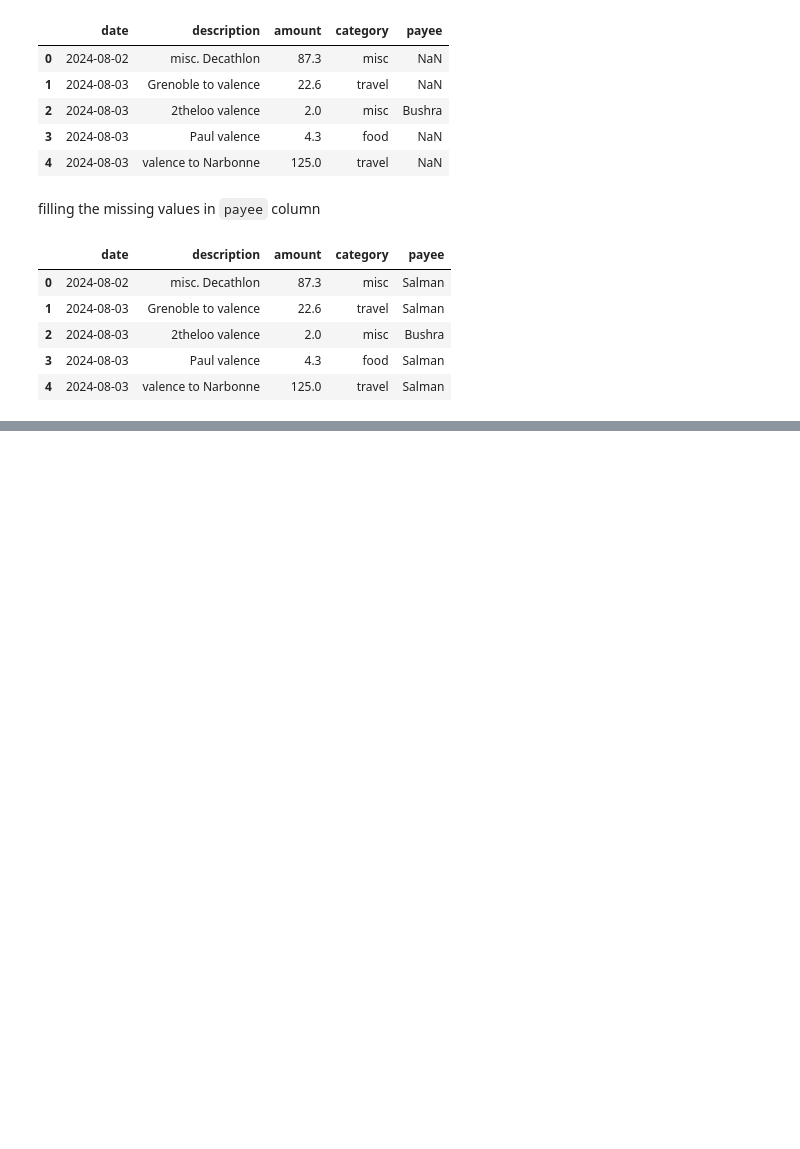
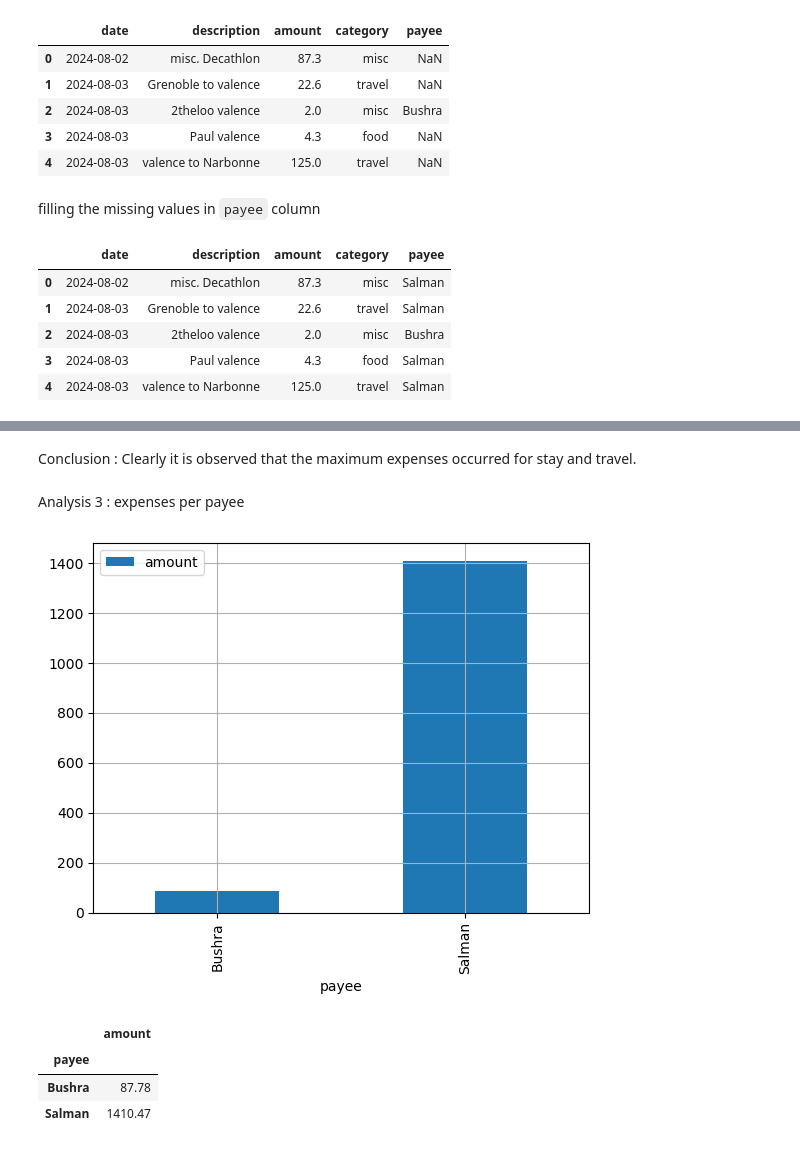
Before and after one commit to salmanshahid8/vacations_data_analysis, a Jupyter notebook: expenses_analysis.ipynb, the cells around one changed output, grey strips where cells are left out. Drawn from its saved outputs; the diff is of its cells as text; code cells hidden in the pictures; blank space fills up the shorter version.

Commit message:
analysis finished

```diff
--- a/expenses_analysis.ipynb
+++ b/expenses_analysis.ipynb
@@ -66,0 +119,20 @@ df.head()
+# %% [markdown]
+Conclusion : Clearly it is observed that the maximum expenses occurred for stay and travel.
+# %% [markdown]
+Analysis 3 : expenses per payee
+# %%
+expenses_per_payee = df_without_date.groupby("payee").sum()
+
+expenses_per_payee = expenses_per_payee[["amount"]]
+
+expenses_per_payee.plot(kind="bar")
+plt.grid()
+# %% [output]
+[figure, added]
+# %%
+expenses_per_payee
+# %% [output]
+|  | amount |
+| payee |  |
+| Bushra | 87.78 |
+| Salman | 1410.47 |
```
Also changed, not shown: parts of 7 cells of this notebook.
